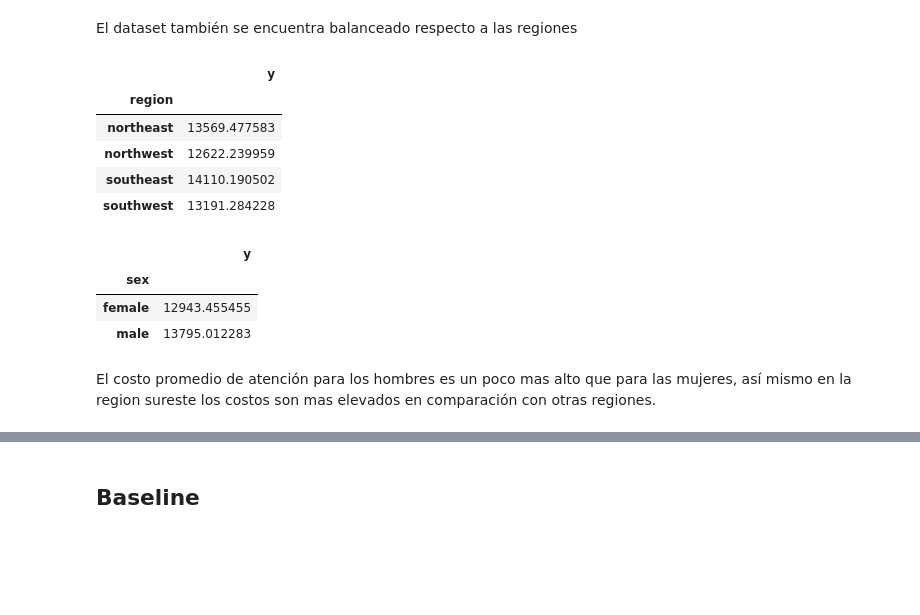
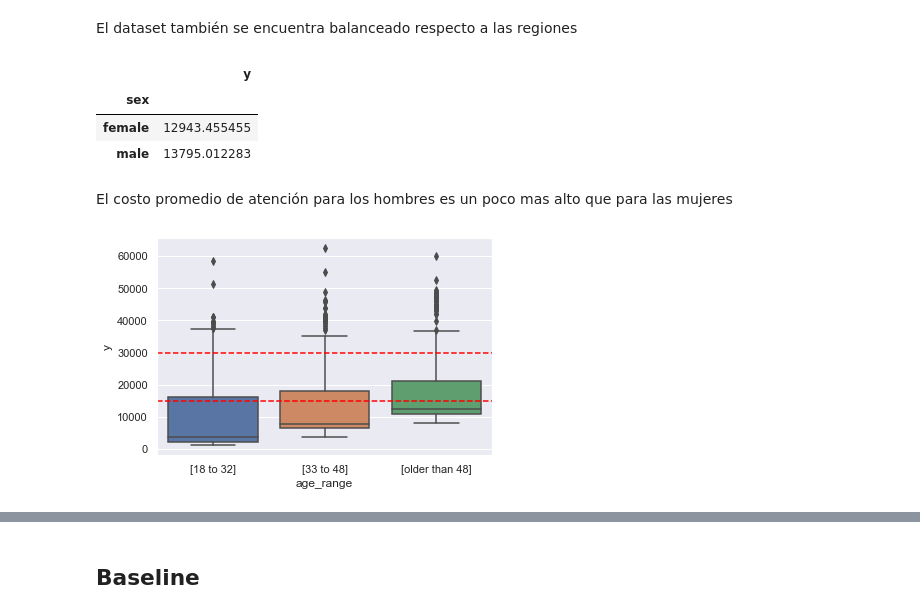
Before and after one commit to andres-soto-h/reto-regresion-ML1, a Jupyter notebook: report.ipynb, the cells around one changed output, grey strips where cells are left out. Cells and saved outputs as stored; diff of their text form; code cells hidden in the pictures; blank space fills up the shorter version.

```diff
--- a/report.ipynb
+++ b/report.ipynb
@@ -195,15 +209,6 @@ southwest    211
 Name: region, dtype: int64
 # %% [markdown]
 El dataset también se encuentra balanceado respecto a las regiones
-# %%
-df_data[['region','y']].groupby('region').mean()
-# %% [output]
-|  | y |
-| region |  |
-| northeast | 13569.477583 |
-| northwest | 12622.239959 |
-| southeast | 14110.190502 |
-| southwest | 13191.284228 |
 # %%
 df_data[['sex','y']].groupby('sex').mean()
 # %% [output]
@@ -212,4 +217,10 @@ df_data[['sex','y']].groupby('sex').mean()
 | female | 12943.455455 |
 | male | 13795.012283 |
 # %% [markdown]
-El costo promedio de atención para los hombres es un poco mas alto que para las mujeres, así mismo en la region sureste los costos son mas elevados en comparación con otras regiones.
+El costo promedio de atención para los hombres es un poco mas alto que para las mujeres
+# %%
+sns.boxplot(data=df_data, x= "age_range", y="y", order=['[18 to 32]','[33 to 48]','[older than 48]']);
+plt.axhline(y=15000, c='red', linestyle = '--')
+plt.axhline(y=30000, c='red', linestyle = '--');
+# %% [output]
+[figure, added]
```
Also changed, not shown: parts of 59 cells of this notebook.
